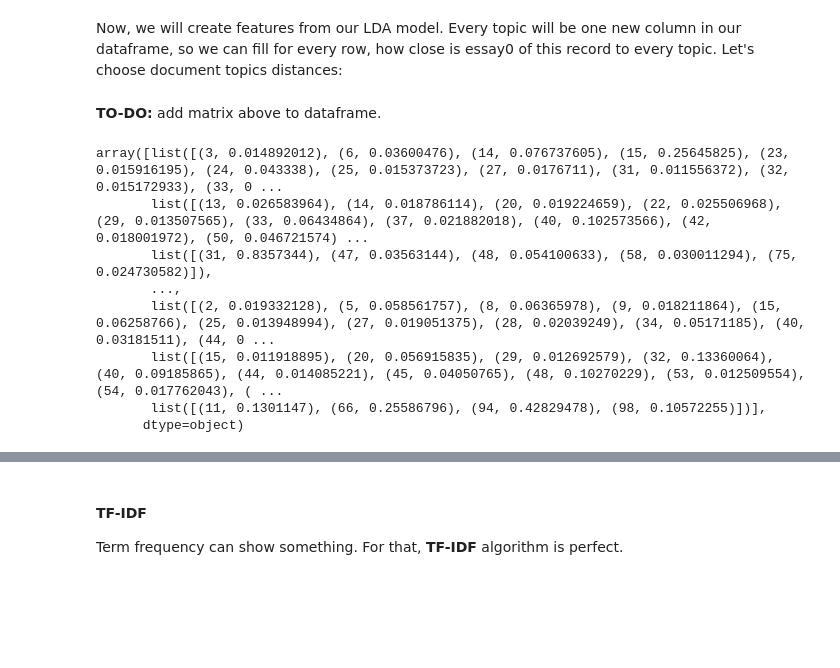
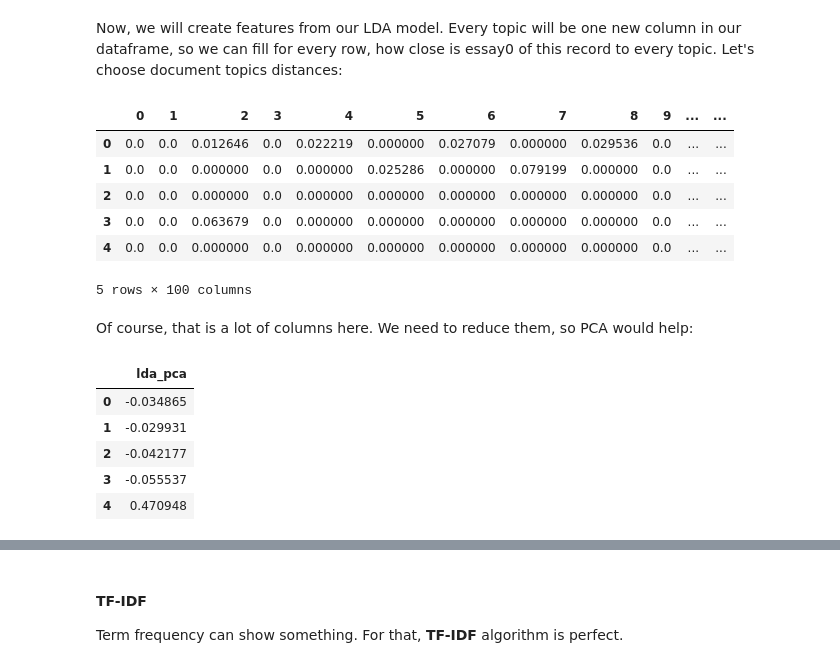
Before and after one commit to pmacinec/vos2-men-women-classification, a Jupyter notebook: projekt1_macinec.ipynb, the cells around one changed output, grey strips where cells are left out. Cells and saved outputs as stored; diff of their text form; code cells hidden in the pictures; blank space fills up the shorter version.

```diff
--- a/projekt1_macinec.ipynb
+++ b/projekt1_macinec.ipynb
@@ -713,3 +705,7 @@ dictionary,corpus,lda = train_lda(X_train)
+# %%
+corpus = [dictionary.doc2bow(doc) for doc in X_train['essay0_ready']]
+# %%
+lda = LdaModel(corpus=corpus, id2word=corpora.Dictionary(X_train['essay0_ready']))
 # %% [markdown]
 By default, LDA is trained for 100 topics:
 # %%
@@ -742,13 +734,0 @@ doc_topic_dist = np.array([[(tup[0], tup[1]) for tup in lst] for lst in lda[corp
-# %% [markdown]
-**TO-DO:** add matrix above to dataframe.
-# %%
-doc_topic_dist
-# %% [output]
-array([list([(3, 0.014892012), (6, 0.03600476), (14, 0.076737605), (15, 0.25645825), (23, 0.015916195), (24, 0.043338), (25, 0.015373723), (27, 0.0176711), (31, 0.011556372), (32, 0.015172933), (33, 0 ...
-       list([(13, 0.026583964), (14, 0.018786114), (20, 0.019224659), (22, 0.025506968), (29, 0.013507565), (33, 0.06434864), (37, 0.021882018), (40, 0.102573566), (42, 0.018001972), (50, 0.046721574) ...
-       list([(31, 0.8357344), (47, 0.03563144), (48, 0.054100633), (58, 0.030011294), (75, 0.024730582)]),
-       ...,
-       list([(2, 0.019332128), (5, 0.058561757), (8, 0.06365978), (9, 0.018211864), (15, 0.06258766), (25, 0.013948994), (27, 0.019051375), (28, 0.02039249), (34, 0.05171185), (40, 0.03181511), (44, 0 ...
-       list([(15, 0.011918895), (20, 0.056915835), (29, 0.012692579), (32, 0.13360064), (40, 0.09185865), (44, 0.014085221), (45, 0.04050765), (48, 0.10270229), (53, 0.012509554), (54, 0.017762043), ( ...
-       list([(11, 0.1301147), (66, 0.25586796), (94, 0.42829478), (98, 0.10572255)])],
-      dtype=object)
@@ -754,0 +750,12 @@ array([list([(3, 0.014892012), (6, 0.03600476), (14, 0.076737605), (15, 0.256458
+# %%
+lda_df.head()
+# %% [output]
+|  | 0 | 1 | 2 | 3 | 4 | 5 | 6 | 7 | 8 | 9 | ... | ... |
+| 0 | 0.0 | 0.0 | 0.012646 | 0.0 | 0.022219 | 0.000000 | 0.027079 | 0.000000 | 0.029536 | 0.0 | ... | ... |
+| 1 | 0.0 | 0.0 | 0.000000 | 0.0 | 0.000000 | 0.025286 | 0.000000 | 0.079199 | 0.000000 | 0.0 | ... | ... |
+| 2 | 0.0 | 0.0 | 0.000000 | 0.0 | 0.000000 | 0.000000 | 0.000000 | 0.000000 | 0.000000 | 0.0 | ... | ... |
+| 3 | 0.0 | 0.0 | 0.063679 | 0.0 | 0.000000 | 0.000000 | 0.000000 | 0.000000 | 0.000000 | 0.0 | ... | ... |
+| 4 | 0.0 | 0.0 | 0.000000 | 0.0 | 0.000000 | 0.000000 | 0.000000 | 0.000000 | 0.000000 | 0.0 | ... | ... |
+5 rows × 100 columns
+# %% [markdown]
+Of course, that is a lot of columns here. We need to reduce them, so PCA would help:
@@ -754,0 +766,9 @@ array([list([(3, 0.014892012), (6, 0.03600476), (14, 0.076737605), (15, 0.256458
+# %%
+df_lda.head()
+# %% [output]
+|  | lda_pca |
+| 0 | -0.034865 |
+| 1 | -0.029931 |
+| 2 | -0.042177 |
+| 3 | -0.055537 |
+| 4 | 0.470948 |
```
Also changed, not shown: parts of 81 cells of this notebook.
